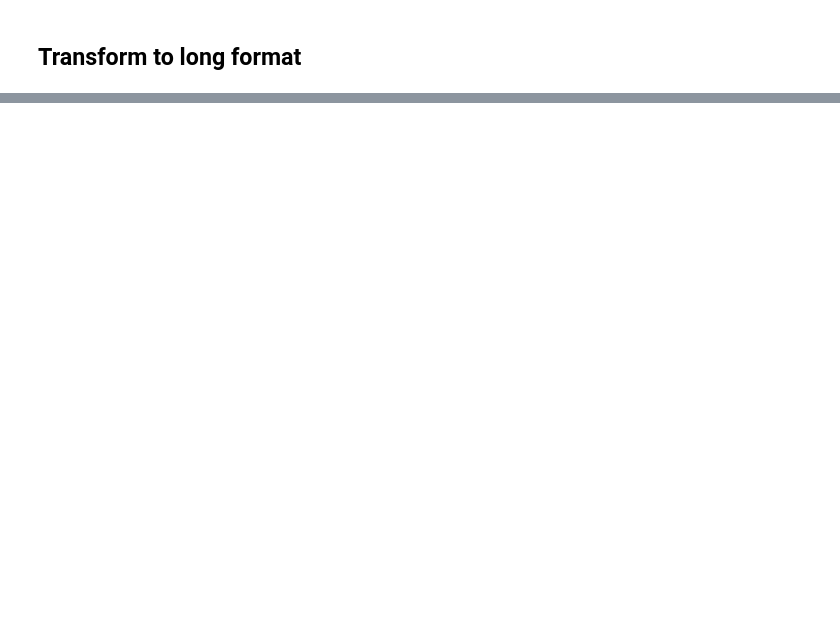
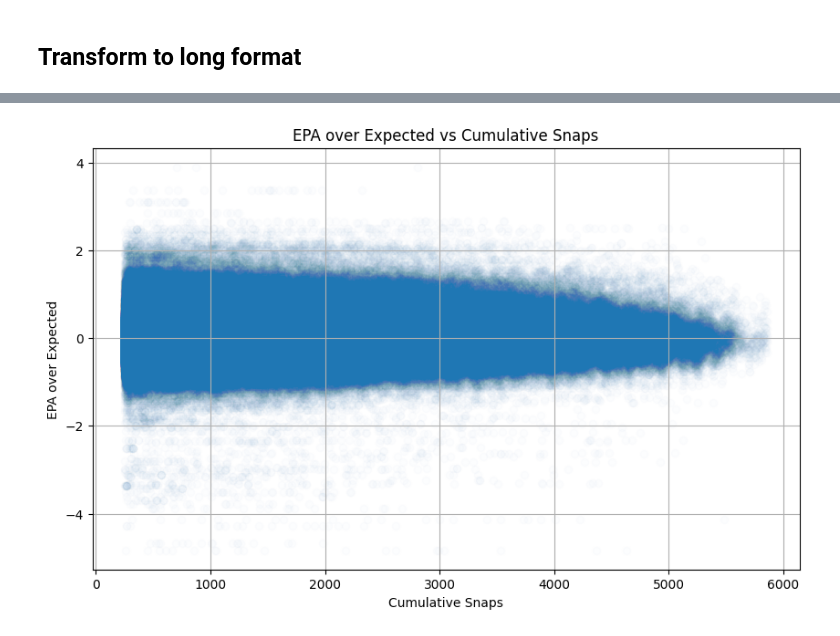
Before and after one commit to jackdepree/FFInsights, a Jupyter notebook: code/trying_out_nflstats.ipynb, the cells around one changed output, grey strips where cells are left out. Saved outputs shown, nothing was run; the diff lists cells and outputs as text; code cells hidden in the pictures; blank space fills up the shorter version.

```diff
--- a/code/trying_out_nflstats.ipynb
+++ b/code/trying_out_nflstats.ipynb
@@ -776,0 +724,4 @@ future_avg_plyr_yards MSE: 0.20595894879484467, R2: 0.9575883056994852
+# %%
+# Run the basic stats function
+pbp_future_plyr_performance_defense = future_plyr_performance(pbp_data, side='defense', diagnostics=True, dependent_var='epa')
+pbp_future_plyr_performance_defense.head(10)
@@ -792,0 +903,23 @@ combine_data.head(10)
+# %%
+# Regulate pbp_data
+pbp_data_copy = pbp_data[['game_id', 'week', 'posteam', 'play_id', 'play_type', 'offense_players', 'defense_players', 'yards_gained',
+                                    'ydstogo', 'down', 'wp', 'half_seconds_remaining', 'wpa', 'epa']].copy()
+
+# Call pivot_wide function
+pbp_wide_offense = pivot_wide(pbp_data_copy, side='offense')
+pbp_wide_defense = pivot_wide(pbp_data_copy, side='defense')
+
+# Call pivot_long function
+pbp_long_offense = pivot_long(pbp_wide_offense, depth_charts, side='offense')
+pbp_long_defense = pivot_long(pbp_wide_defense, depth_charts, side='defense')
+
+# Concatenate the two DataFrames
+pbp_long = pd.concat([pbp_long_offense, pbp_long_defense], ignore_index=True)
+
+# Merge with pbp_voe to get epa_over_expected
+pbp_long = pbp_long.merge(pbp_voe, on=['game_id', 'play_id'], how='left')
+
+# Drop duplicates over play_id and player_id
+pbp_long = pbp_long.drop_duplicates(subset=['game_id', 'play_id', 'player_id'])
+
+pbp_long.head()
@@ -792,0 +933,18 @@ combine_data.head(10)
+# %%
+# Create cumulative count of rows by player_id
+pbp_long['ones'] = 1
+pbp_long['cumltv_plyr_snaps'] = pbp_long.groupby('player_id')['ones'].cumsum()
+
+# Filter for only 250+ snaps
+pbp_long = pbp_long[pbp_long['cumltv_plyr_snaps'] >= 250]
+# %%
+# Plot voe against cmltv_snaps
+plt.figure(figsize=(10, 6))
+plt.scatter(pbp_long['cumltv_plyr_snaps'], pbp_long['epa_over_expected'], alpha=0.01, linewidths=1)
+plt.ylabel('EPA over Expected')
+plt.xlabel('Cumulative Snaps')
+plt.title('EPA over Expected vs Cumulative Snaps')
+plt.grid()
+plt.show()
+# %% [output]
+[figure, added]
```
Also changed, not shown: parts of 39 cells of this notebook.
